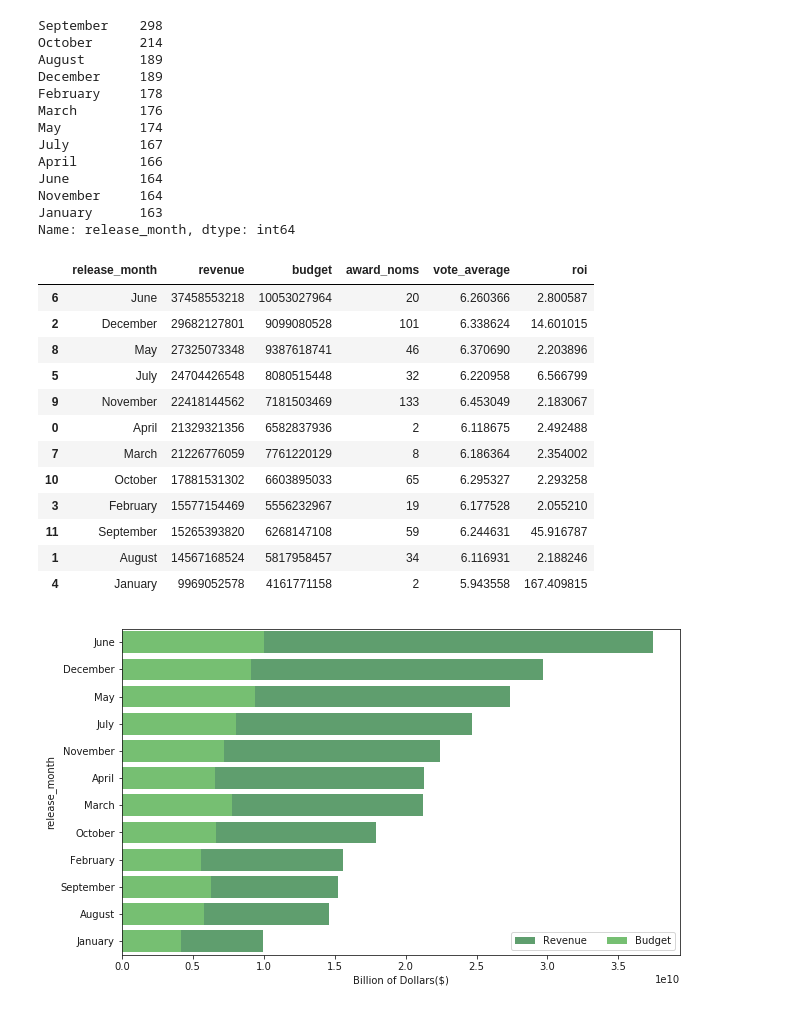
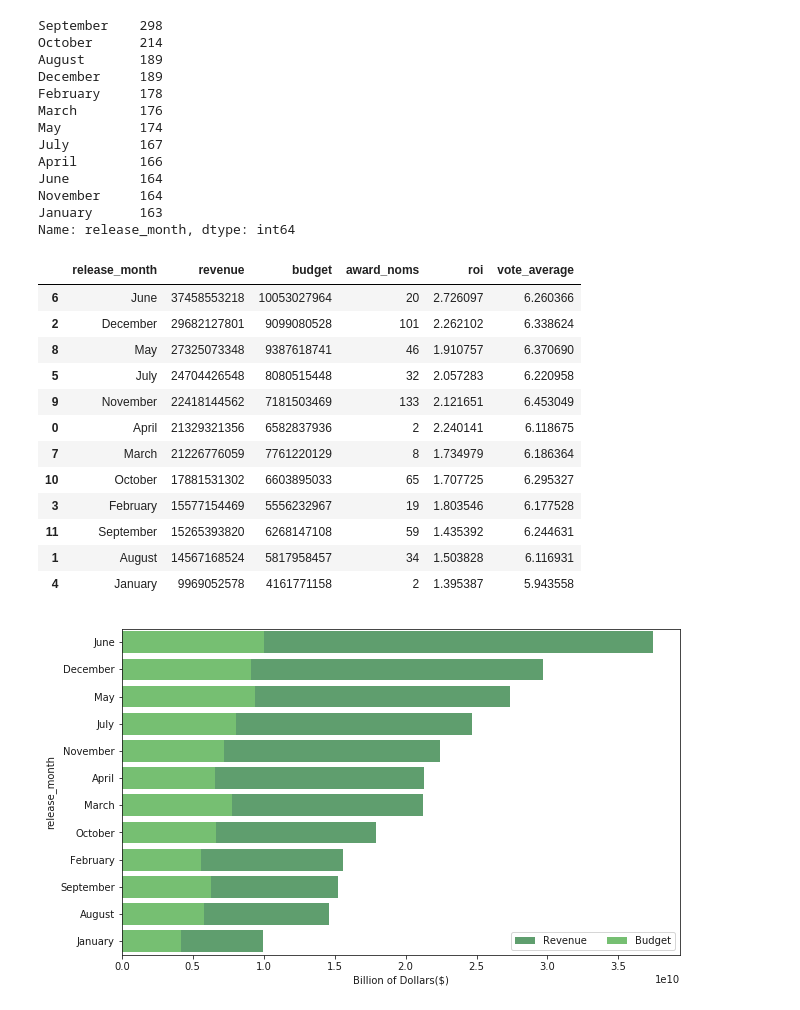
Before and after one commit to kelvinhy2005/Boa-Constrictor, a Jupyter notebook: tamumovieproj.ipynb, the cells around one changed output. Drawn from its saved outputs; the diff is of its cells as text; code cells hidden in the pictures.

```diff
--- a/tamumovieproj.ipynb
+++ b/tamumovieproj.ipynb
@@ -119,27 +152,29 @@ Name: release_month, dtype: int64
 # %%
 mo = movdat_df.groupby('release_month').sum()
 mo = mo.drop(columns=['vote_average', 'roi'])
+moroi = pd.DataFrame((mo['revenue']/mo['budget']-1),columns=['roi'])
+mo = pd.merge(mo,moroi, how='outer',left_index=True,right_index=True)
 mo = mo.reset_index()
 mo2 = movdat_df.groupby('release_month').mean()
-mo2 = mo2.drop(columns=['budget', 'revenue','award_noms'])
+mo2 = mo2.drop(columns=['budget', 'revenue','award_noms','roi'])
 mo2 = mo2.reset_index()
 mo3 = pd.merge(mo,mo2)
 mo3 = mo3.sort_values(['revenue'], ascending=False)
 mo3
 # %% [output]
-|  | release_month | revenue | budget | award_noms | vote_average | roi |
-| 6 | June | 37458553218 | 10053027964 | 20 | 6.260366 | 2.800587 |
-| 2 | December | 29682127801 | 9099080528 | 101 | 6.338624 | 14.601015 |
-| 8 | May | 27325073348 | 9387618741 | 46 | 6.370690 | 2.203896 |
-| 5 | July | 24704426548 | 8080515448 | 32 | 6.220958 | 6.566799 |
-| 9 | November | 22418144562 | 7181503469 | 133 | 6.453049 | 2.183067 |
-| 0 | April | 21329321356 | 6582837936 | 2 | 6.118675 | 2.492488 |
-| 7 | March | 21226776059 | 7761220129 | 8 | 6.186364 | 2.354002 |
-| 10 | October | 17881531302 | 6603895033 | 65 | 6.295327 | 2.293258 |
-| 3 | February | 15577154469 | 5556232967 | 19 | 6.177528 | 2.055210 |
-| 11 | September | 15265393820 | 6268147108 | 59 | 6.244631 | 45.916787 |
-| 1 | August | 14567168524 | 5817958457 | 34 | 6.116931 | 2.188246 |
-| 4 | January | 9969052578 | 4161771158 | 2 | 5.943558 | 167.409815 |
+|  | release_month | revenue | budget | award_noms | roi | vote_average |
+| 6 | June | 37458553218 | 10053027964 | 20 | 2.726097 | 6.260366 |
+| 2 | December | 29682127801 | 9099080528 | 101 | 2.262102 | 6.338624 |
+| 8 | May | 27325073348 | 9387618741 | 46 | 1.910757 | 6.370690 |
+| 5 | July | 24704426548 | 8080515448 | 32 | 2.057283 | 6.220958 |
+| 9 | November | 22418144562 | 7181503469 | 133 | 2.121651 | 6.453049 |
+| 0 | April | 21329321356 | 6582837936 | 2 | 2.240141 | 6.118675 |
+| 7 | March | 21226776059 | 7761220129 | 8 | 1.734979 | 6.186364 |
+| 10 | October | 17881531302 | 6603895033 | 65 | 1.707725 | 6.295327 |
+| 3 | February | 15577154469 | 5556232967 | 19 | 1.803546 | 6.177528 |
+| 11 | September | 15265393820 | 6268147108 | 59 | 1.435392 | 6.244631 |
+| 1 | August | 14567168524 | 5817958457 | 34 | 1.503828 | 6.116931 |
+| 4 | January | 9969052578 | 4161771158 | 2 | 1.395387 | 5.943558 |
 # %%
 plt.subplots(figsize=(10, 6))
 sns.set_color_codes("deep")
```
Also changed, not shown: parts of 9 cells of this notebook.
